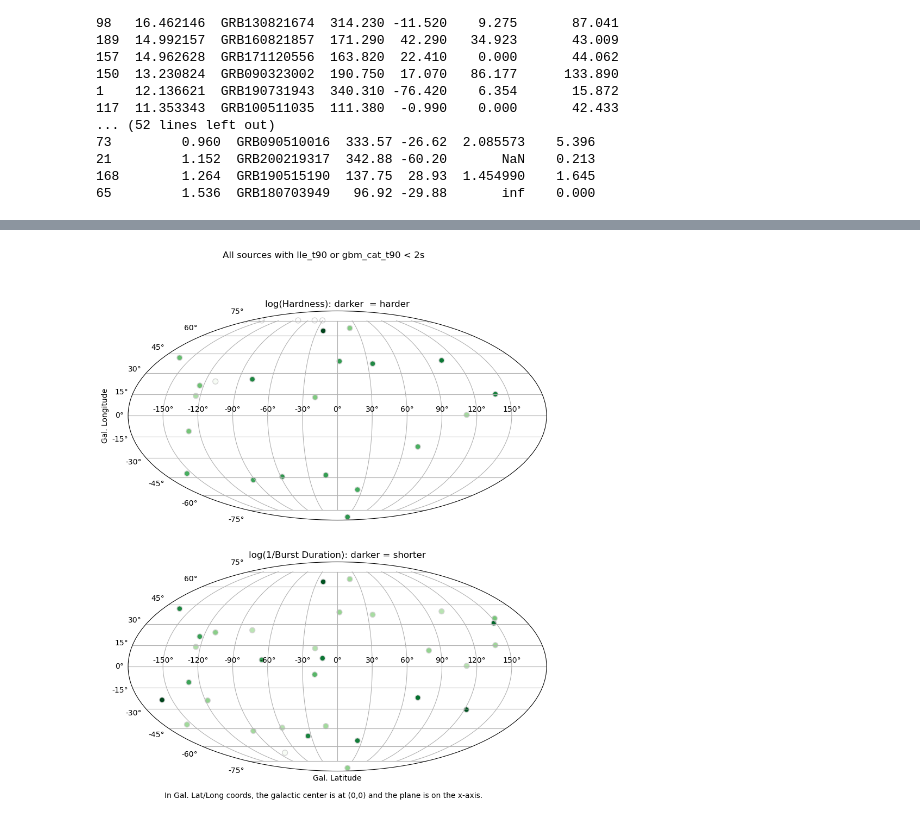
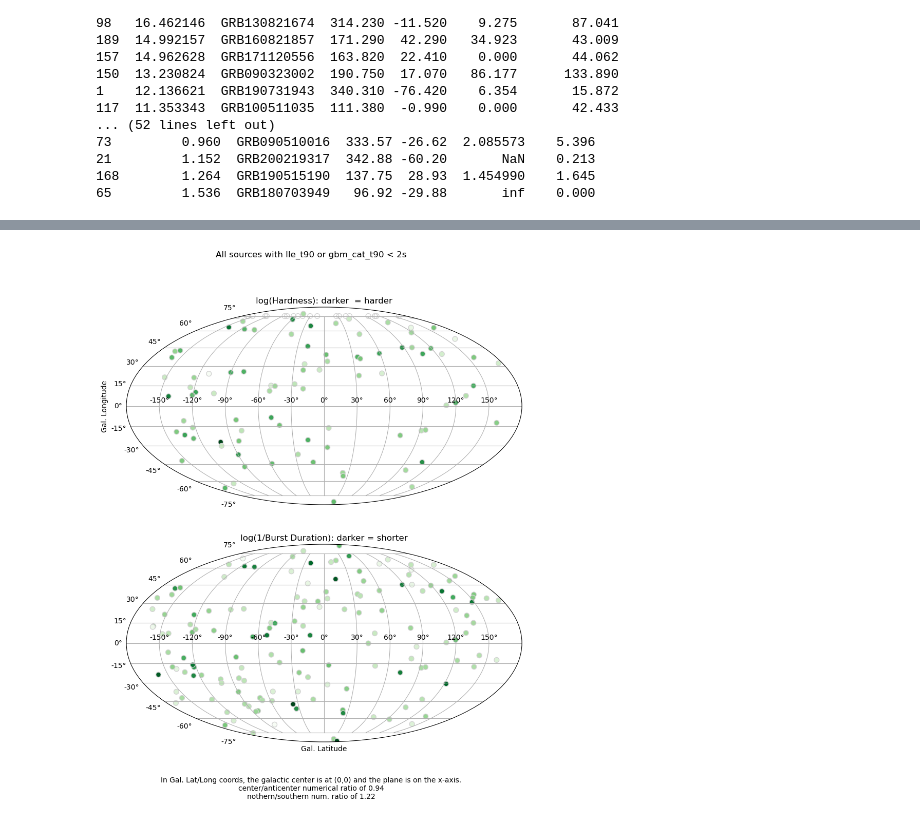
Before and after one commit to xboluna/Research, a Jupyter notebook: BHRad/GBM_Catalog_Searching/Exploring_possible_candidates.ipynb, the cells around one changed output, grey strips where cells are left out. Saved outputs shown, nothing was run; the diff lists cells and outputs as text; code cells hidden in the pictures.

Commit message:
revisiting top targets

```diff
--- a/BHRad/GBM_Catalog_Searching/Exploring_possible_candidates.ipynb
+++ b/BHRad/GBM_Catalog_Searching/Exploring_possible_candidates.ipynb
@@ -143,6 +143,8 @@ ax.set_ylim(-.75,8)
 # %% [markdown]
 Try to see if the considered correlation does exist by seeing if there's that negative correlation.
 # %%
+targets = all_candidates.copy()
+
 # Polyfit does not like NaNs or infs
 print('Dropping %s targets for inf hardness'% len(targets.loc[targets['hardness'] == np.inf]) )
 targets = targets.loc[ targets['hardness'] != np.inf ]
@@ -199,7 +201,7 @@ fig.savefig('Burst_duration_vs_hardness.png')
 Time to focus a little on their angular distribution. Since the candidates aren't parsed down, the distribution won't mean too much. I'm curious, though, whether Cline's anomalous overdense region shows up.
 # %%
 
-def generate_mollweise(targets, log_hardness = False, burst_duration_col='lle_t90'):
+def generate_mollweise(targets, log_hardness = False, burst_duration_col='lle_t90', calculate_isotropy=True):
 
     fig = plt.figure()
     ax1 = fig.add_subplot(211, projection='mollweide')
@@ -233,8 +235,19 @@ def generate_mollweise(targets, log_hardness = False, burst_duration_col='lle_t9
     ax1.set_ylabel('Gal. Longitude')
     ax2.set_xlabel('Gal. Latitude')
 
-    plt.figtext(0.5, 0.065,
-                'In Gal. Lat/Long coords, the galactic center is at (0,0) and the plane is on the x-axis.',
+    caption = 'In Gal. Lat/Long coords, the galactic center is at (0,0) and the plane is on the x-axis.'
+
+    if calculate_isotropy:
+        #### TODO
+        center = modified.query('lii > -90 and lii < 90').shape[0]
+        anticenter = modified.query('lii > 90 or lii < -90').shape[0]
+        caption += '\ncenter/anticenter numerical ratio of %.2f'%(center/anticenter)
+        northern = modified.query('bii > 0 and bii < 90').shape[0]
+        southern = modified.query('bii < 0 and bii > -90').shape[0]
+        caption += '\nnothern/southern num. ratio of %.2f'%(northern/southern)
+
+    plt.figtext(0.5, 0.01,
+                caption,
                 horizontalalignment='center', fontsize=10)
     return fig
 
@@ -278,0 +268,13 @@ memory usage: 208.6+ KB
+# %%
+# Load the FullCatalog.fits dataset
+dat = Table.read('FullCatalog.fits')
+all_candidates = dat.to_pandas()
+
+# Cleaning data
+all_candidates = clean_data(all_candidates)
+all_candidates = calculate_hardness(all_candidates)
+all_candidates = calculate_time_difference(all_candidates)
+
+all_candidates.info()
+
+all_candidates.T.tail(8).T.describe()
@@ -347,0 +326,2 @@ selection.to_csv('<2s_t90_dataset.csv')
+# %%
+all_lt_2 = all_candidates.query('gbm_cat_t90<2 or lle_t90<2')#.to_csv('<2s_t90_dataset.csv')
@@ -348,8 +341,8 @@ selection.to_csv('<2s_t90_dataset.csv')
 # %%
 # Generally pretty isotropic, somehow also outside of the galactic plane
 
-fig = generate_mollweise(selection, log_hardness=True, burst_duration_col='gbm_cat_t90')
+fig = generate_mollweise(all_lt_2, log_hardness=True, burst_duration_col='gbm_cat_t90', calculate_isotropy=True)
 fig.suptitle('All sources with lle_t90 or gbm_cat_t90 < 2s')
 fig.savefig('t90<2sAngularDistribution.png')
 # %% [output]
-[figure, old version]
+[figure, new version]
```
Also changed, not shown: parts of 22 cells of this notebook, 2 other files.
